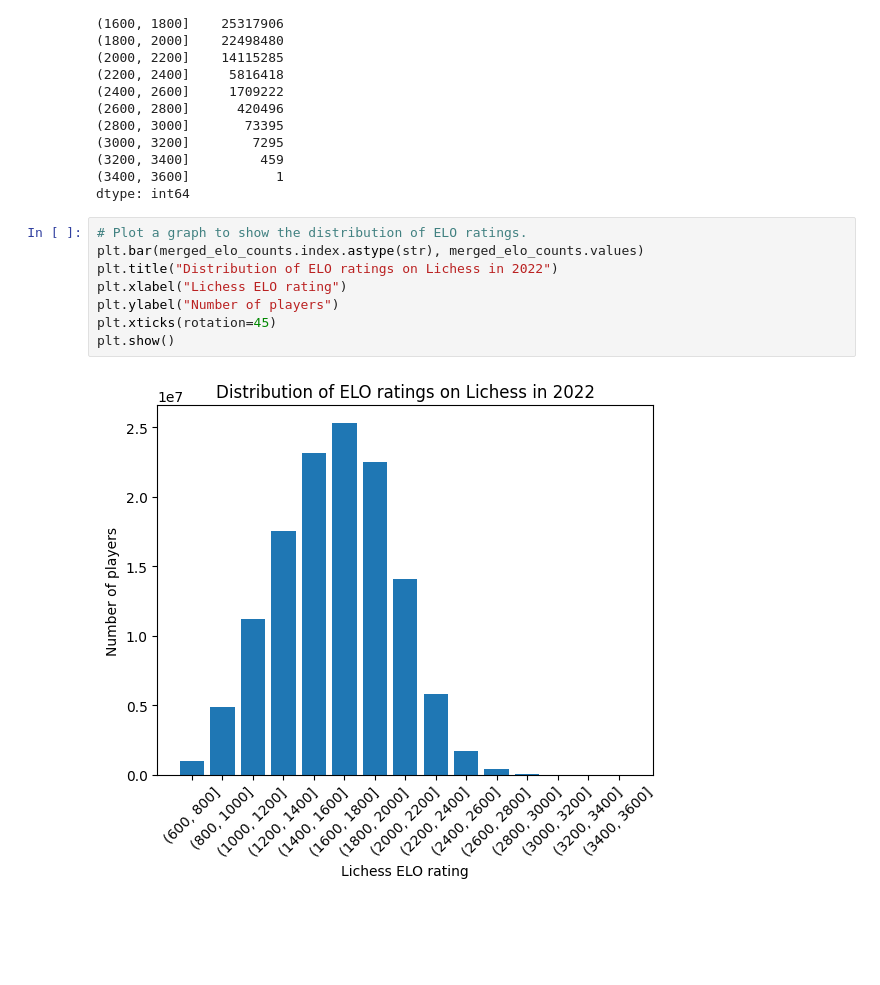
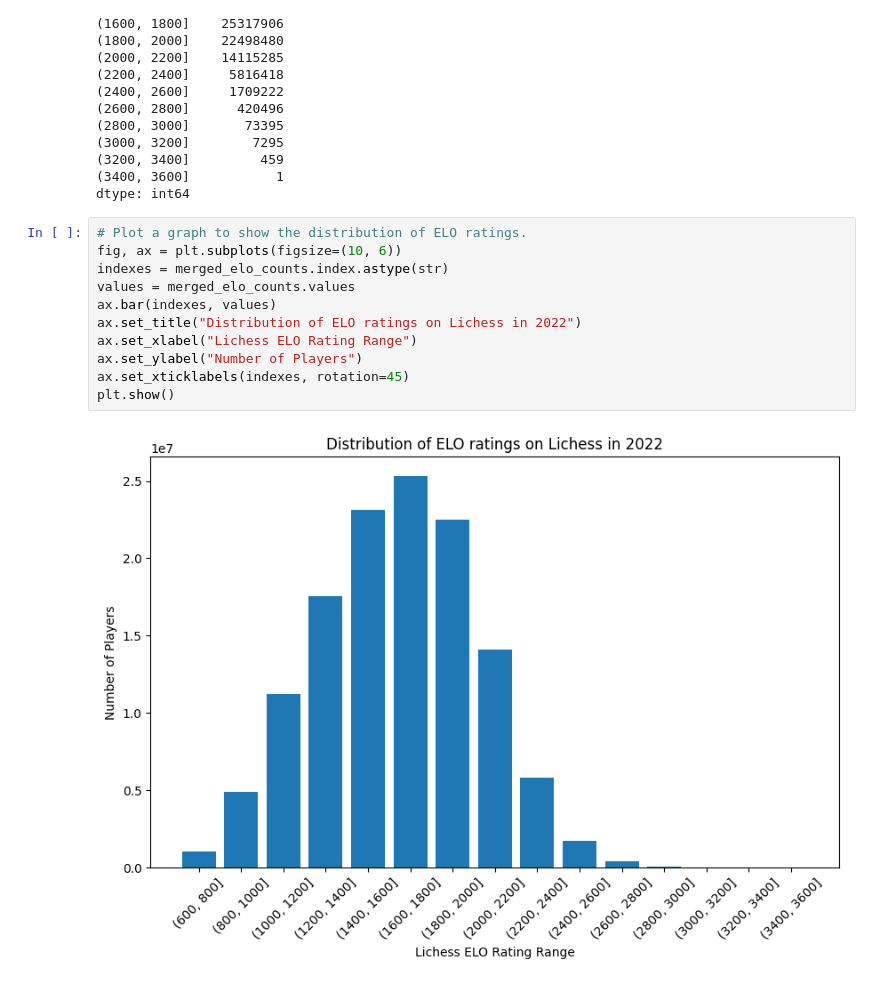
Before and after one commit to IsaacCheng9/machine-learning-in-chess, a Jupyter notebook: src/analyse_csv_data.ipynb, the cells around one changed output. Cells and saved outputs as stored; diff of their text form; blank space fills up the shorter version.

```diff
--- a/src/analyse_csv_data.ipynb
+++ b/src/analyse_csv_data.ipynb
@@ -107,11 +141,14 @@ Maximum ELO rating: 3485
 dtype: int64
 # %%
 # Plot a graph to show the distribution of ELO ratings.
-plt.bar(merged_elo_counts.index.astype(str), merged_elo_counts.values)
-plt.title("Distribution of ELO ratings on Lichess in 2022")
-plt.xlabel("Lichess ELO rating")
-plt.ylabel("Number of players")
-plt.xticks(rotation=45)
+fig, ax = plt.subplots(figsize=(10, 6))
+indexes = merged_elo_counts.index.astype(str)
+values = merged_elo_counts.values
+ax.bar(indexes, values)
+ax.set_title("Distribution of ELO ratings on Lichess in 2022")
+ax.set_xlabel("Lichess ELO Rating Range")
+ax.set_ylabel("Number of Players")
+ax.set_xticklabels(indexes, rotation=45)
 plt.show()
 # %% [output]
-[figure, old version]
+[figure, new version]
```
Also changed, not shown: parts of 5 cells of this notebook.
